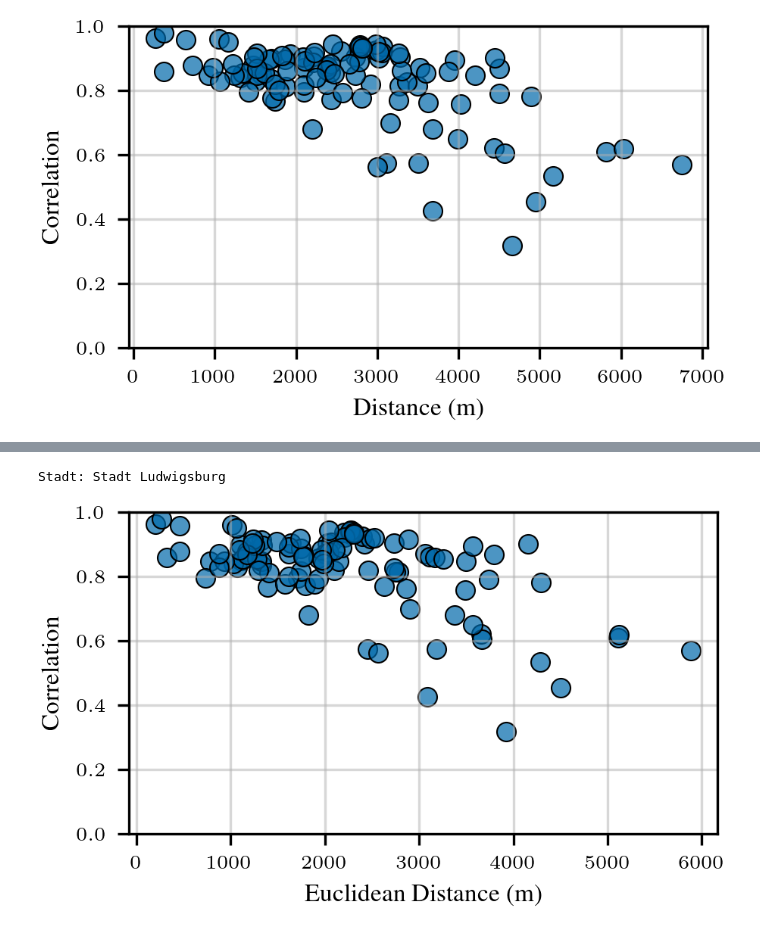
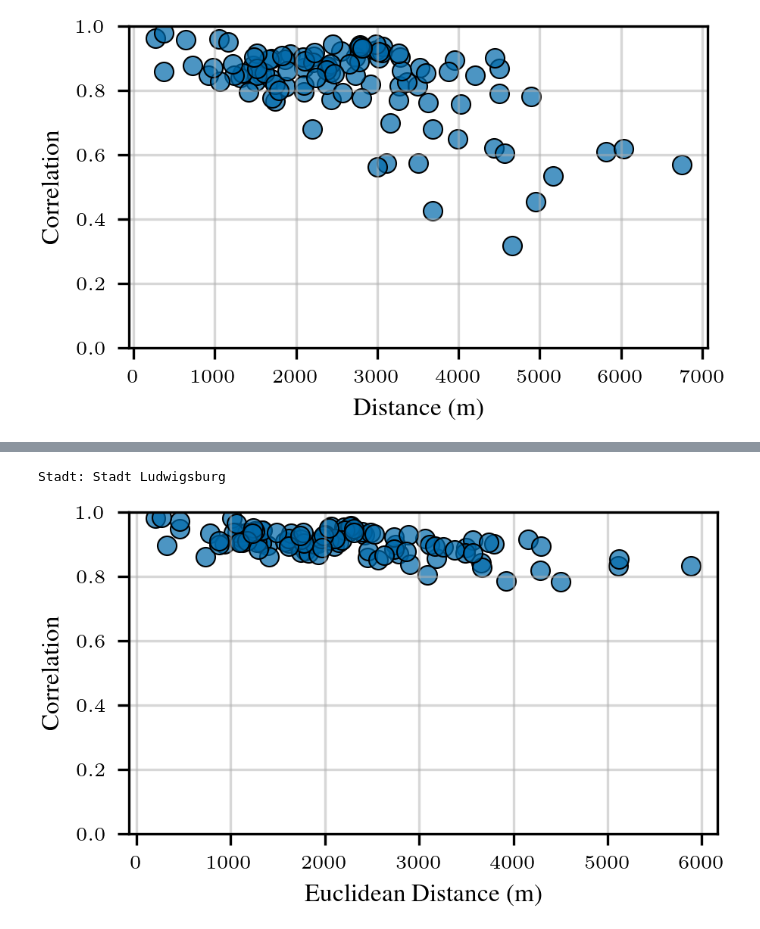
Before and after one commit to cleesee/fahrradzaehler, a Jupyter notebook: notebooks/distcorr_updated.ipynb, the cells around one changed output, grey strips where cells are left out. Saved outputs shown, nothing was run; the diff lists cells and outputs as text; code cells hidden in the pictures.

Commit message:
Updated Correlations

```diff
--- a/notebooks/distcorr_updated.ipynb
+++ b/notebooks/distcorr_updated.ipynb
@@ -522,0 +609,28 @@ Spearman correlation coefficient between bike distance and correlation: -0.3888
+# %%
+# 4.2.2 euclidean distance vs correlation plot
+correlations = []
+distance_values = []
+for i in range(len(sites1)):
+    for j in range(i + 1, len(sites1)):
+        site1 = sites1[i]
+        site2 = sites1[j]
+        distance = dist_matrix_euclid.loc[site1, site2]
+        correlation = corr_matrix1.loc[site1, site2]
+        distance_values.append(distance)
+        correlations.append(correlation)
+
+
+filename = f"euclidean_distance_vs_correlation_{title_domain.replace(' ', '_').lower()}.pdf"
+filepath = distcorr_plot_dir / filename
+
+with plt.rc_context(get_style(rel_width =1, font_adjustment=0, display_dpi=300)):
+    fig, ax = plt.subplots()
+    print("Stadt:",title_domain)
+    ax.scatter(distance_values, correlations, edgecolors='black', linewidths=0.5)
+    ax.set_xlabel("Euclidean Distance (m)")
+    ax.set_ylabel("Correlation")
+    ax.set_ylim(0, 1)
+    plt.tight_layout()
+    plt.grid(True, alpha=0.5)
+    plt.savefig(filepath, dpi=300, bbox_inches="tight")
+    plt.show()
@@ -523,34 +640,34 @@ Spearman correlation coefficient between bike distance and correlation: -0.3888
 # %%
-# 4.2.2 euclidean distance vs correlation plot
+# 4.2.2 euclidean distance vs correlation plot Spearman
 correlations = []
 distance_values = []
 for i in range(len(sites1)):
     for j in range(i + 1, len(sites1)):
         site1 = sites1[i]
         site2 = sites1[j]
         distance = dist_matrix_euclid.loc[site1, site2]
-        correlation = corr_matrix1.loc[site1, site2]
+        correlation = corr_matrix1_spearman.loc[site1, site2]
         distance_values.append(distance)
         correlations.append(correlation)
 
 
 filename = f"euclidean_distance_vs_correlation_{title_domain.replace(' ', '_').lower()}.pdf"
 filepath = distcorr_plot_dir / filename
 
 with plt.rc_context(get_style(rel_width =1, font_adjustment=0, display_dpi=300)):
     fig, ax = plt.subplots()
     print("Stadt:",title_domain)
     ax.scatter(distance_values, correlations, edgecolors='black', linewidths=0.5)
     ax.set_xlabel("Euclidean Distance (m)")
     ax.set_ylabel("Correlation")
     ax.set_ylim(0, 1)
     plt.tight_layout()
     plt.grid(True, alpha=0.5)
     plt.savefig(filepath, dpi=300, bbox_inches="tight")
     plt.show()
 # %% [output]
 Stadt: Stadt Ludwigsburg
-[figure, old version]
+[figure, new version]
 # %%
 from tabulate import tabulate
 
```
Also changed, not shown: parts of 7 cells of this notebook.
